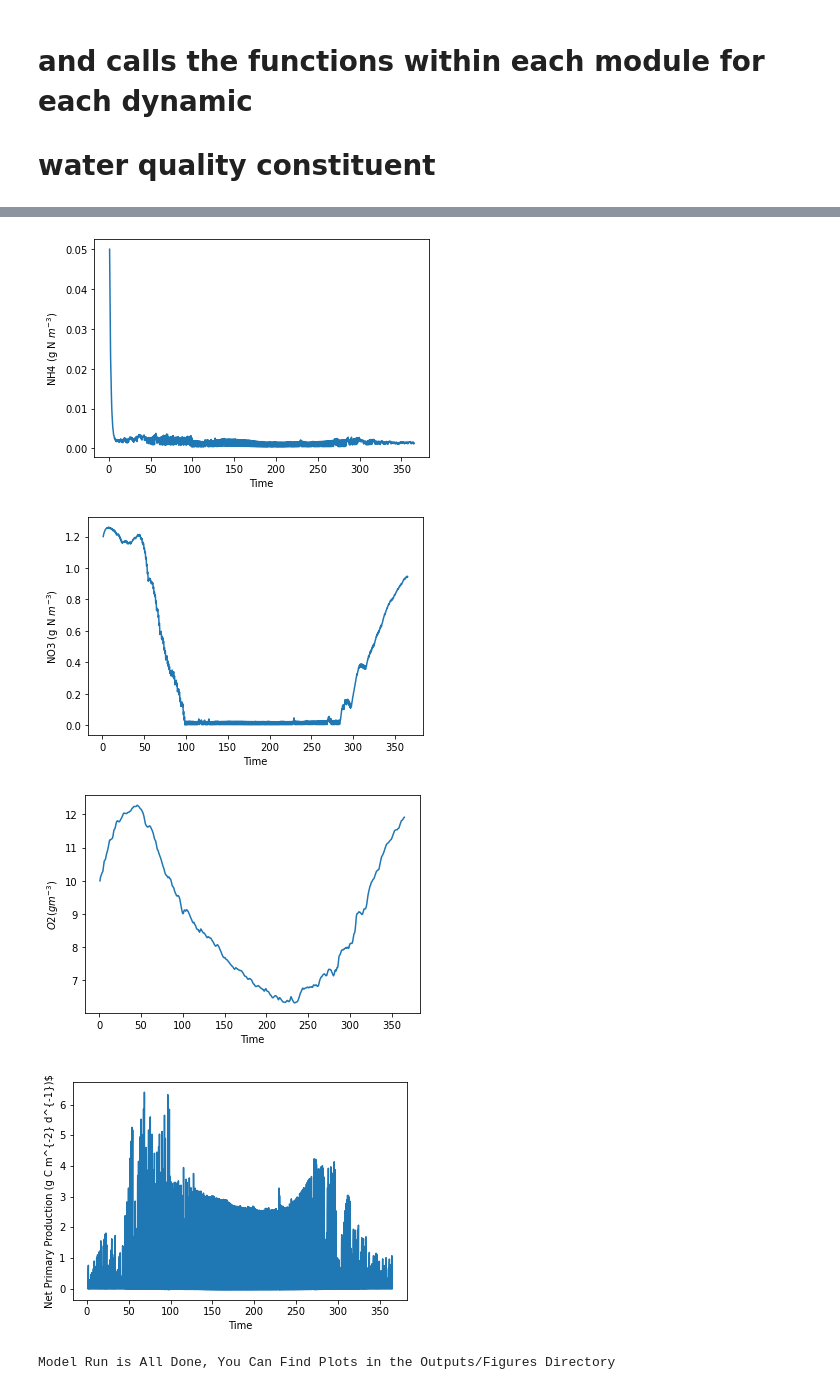
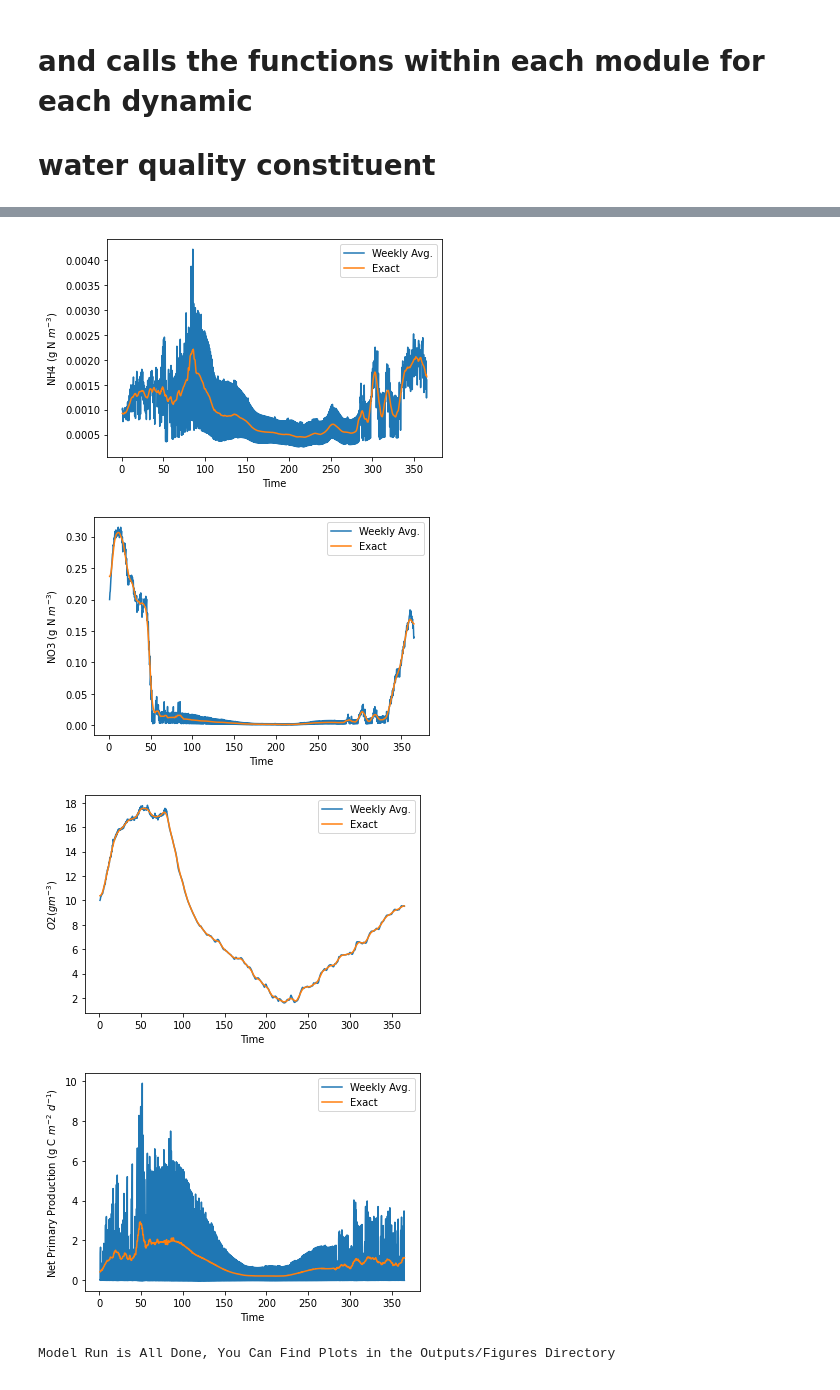
Before and after one commit to bclark805/pyICM, a Jupyter notebook: code/MAIN_NOTEBOOK.ipynb, the cells around one changed output, grey strips where cells are left out. Saved outputs shown, nothing was run; the diff lists cells and outputs as text; code cells hidden in the pictures.

```diff
--- a/code/MAIN_NOTEBOOK.ipynb
+++ b/code/MAIN_NOTEBOOK.ipynb
@@ -308,10 +311,10 @@ chla = chla1 + chla2
 
 # #ammonium and nitrate concentration (g N m^-3)
 NH4 = np.zeros(mylen)
-NH4[0] = 0.05
+NH4[0] = 0.001
 
 NO3 = np.zeros(mylen)
-NO3[0] = 1.2
+NO3[0] = 0.2
 
 
 # dissolved oxygeen
@@ -319,13 +322,14 @@ DO2 = np.zeros(mylen)
 DO2[0] = 10.0
 
 # temp var for DON remineralization
-MNLDON = 0.0
+MNLDON = 0.05
 
 # set up an array for KD, PAR, and NP_Total to collect and pass back to main
 # from the light attenuation function
 KD = np.zeros((mylen, len(WL)))
 PAR = np.zeros(mylen)
 KD_PAR = np.zeros(mylen)
+KD_PAR[0]=1.5
 NP_total = np.zeros((mylen, len(WL)))
 Rrs_out = np.zeros((mylen, len(WL)))
 EdAvg = np.zeros((mylen, len(WL)))
@@ -336,7 +340,7 @@ dv.PAR_Id[1] = (np.abs(WL - 700.)).argmin()
 # #colored and non-colored DOC concentration (g C m^-3)
 CDOC = np.ones(mylen)
 # NCDOC=np.zeros(mylen)
-MNLDOC = 0.0
+MNLDOC = 0.05
 # #colored and non-colored DON concentration (g N m^-3)
 # CDON=np.zeros(mylen)
 # NCDON=np.zeros(mylen)
@@ -484,4 +498,5 @@ Model run is complete, plotting some things now
 # %%
+
 
 
 # now make some plots of whatever you like and save to the Figures Directory
@@ -490,10 +505,15 @@ Model run is complete, plotting some things now
 # plt.ylabel('$ISS (g m^{-3})$')
 # plt.savefig(FDir + '/ISS_ts.png')
 # plt.show()
-plt.plot(modtime/86400, PAR)
+# Oxygen Difference
+N=int(86400/DT*7)
+M_Base = uniform_filter1d(PAR, size=N)
+plt.plot(modtime/86400, PAR,label='Exact')
+plt.plot(modtime/86400,M_Base,label='Weekly Avg')
+
 plt.xlabel('Time')
 plt.ylabel('PAR $(W m^{-2})$')
-plt.savefig(FDir + '/' + StatName + 'PAR_calculated_ts.png')
+plt.savefig(FDir + '/' + StatName + '_Base_PAR_ts.png')
 plt.show()
 
 # plt.plot(modtime/86400, Rrs)
@@ -501,11 +521,14 @@ plt.show()
 # plt.ylabel('Rrs $(sr^{-1})$')
 # plt.savefig(FDir + '/' + StatName + 'Rrs_calculated_ts.png')
 # plt.show()
-
+M_Base = uniform_filter1d(KD_PAR, size=N)
 plt.plot(modtime/86400, KD_PAR)
+plt.plot(modtime/86400, M_Base)
+plt.plot(modtime/86400,modtime*0+1.5,'k')
+plt.legend({'Exact','Weekly Avg.','SAV Limit'})
 plt.xlabel('Time')
 plt.ylabel('Kd $(m^{-1})$')
-plt.savefig(FDir + '/' + StatName + 'KD_PAR_calculated_ts.png')
+plt.savefig(FDir + '/' + StatName + '_Base_KD_PAR_ts.png')
 plt.show()
 
 # plt.plot(modtime/86400, 90-SZA)
@@ -514,42 +537,58 @@ plt.show()
 # plt.savefig(FDir + '/SZA_ts.png')
 # plt.show()
 
-
+M_Base = uniform_filter1d(B1, size=N)
 plt.plot(modtime/86400, B1)
+plt.plot(modtime/86400, M_Base)
+plt.legend({'Exact','Weekly Avg.'})
 plt.xlabel('Time')
 plt.ylabel('Diatoms $(gC m^{-3})$')
-plt.savefig(FDir + '/' + StatName + 'Diatoms_calculated_ts.png')
+plt.savefig(FDir + '/' + StatName + '_Base_Diatoms_ts.png')
 plt.show()
 
+M_Base = uniform_filter1d(B2, size=N)
 plt.plot(modtime/86400, B2)
+plt.plot(modtime/86400, M_Base)
+plt.legend({'Exact','Weekly Avg.'})
 plt.xlabel('Time')
 plt.ylabel('Dinoflagellates $(gC m^{-3})$')
-plt.savefig(FDir + '/' + StatName + 'Dinoflagellates_calculated_ts.png')
+plt.savefig(FDir + '/' + StatName + '_Base_Dinoflagellates_ts.png')
 plt.show()
 
-
+M_Base = uniform_filter1d(NH4, size=N)
 plt.plot(modtime/86400, NH4)
+plt.plot(modtime/86400, M_Base)
+plt.legend({'Exact','Weekly Avg.'})
 plt.xlabel('Time')
 plt.ylabel('NH4 (g N $m^{-3})$')
-plt.savefig(FDir + '/' + StatName + 'NH4_calculated_ts.png')
+plt.savefig(FDir + '/' + StatName + '_Base_NH4_ts.png')
 plt.show()
 
+M_Base = uniform_filter1d(NO3, size=N)
 plt.plot(modtime/86400, NO3)
+plt.plot(modtime/86400, M_Base)
+plt.legend({'Exact','Weekly Avg.'})
 plt.xlabel('Time')
 plt.ylabel('NO3 (g N $m^{-3})$')
-plt.savefig(FDir + '/' + StatName + 'NO3_calculated_ts.png')
+plt.savefig(FDir + '/' + StatName + '_Base_NO3_ts.png')
 plt.show()
 
+M_Base = uniform_filter1d(DO2, size=N)
 plt.plot(modtime/86400, DO2)
+plt.plot(modtime/86400, M_Base)
+plt.legend({'Exact','Weekly Avg.'})
 plt.xlabel('Time')
 plt.ylabel('$O2 (g m^{-3})$')
-plt.savefig(FDir + '/' + StatName + 'DissolvedOxygen_calculated_ts.png')
+plt.savefig(FDir + '/' + StatName + '_Base_DissolvedOxygen_ts.png')
 plt.show()
 
+M_Base = uniform_filter1d(NPP1+NPP2, size=N)
 plt.plot(modtime/86400, NPP1+NPP2)
+plt.plot(modtime/86400, M_Base)
+plt.legend({'Exact','Weekly Avg.'})
 plt.xlabel('Time')
-plt.ylabel('Net Primary Production (g C m^{-2} d^{-1})$')
-plt.savefig(FDir + '/' + StatName + 'NPP_calculated_ts.png')
+plt.ylabel('Net Primary Production (g C $m^{-2}$ $d^{-1})$')
+plt.savefig(FDir + '/' + StatName + '_Base_NPP_ts.png')
 plt.show()
 
 # plt.plot(modtime/86400, NPP2)
@@ -558,5 +597,6 @@ plt.show()
 # plt.savefig(FDir + '/NPP_ts.png')
 # plt.show()
 
+
 print('Model Run is All Done, You Can Find Plots in the Outputs/Figures Directory')
 # %% [output]
@@ -567,5 +607,5 @@ print('Model Run is All Done, You Can Find Plots in the Outputs/Figures Director
-[figure, old version]
+[figure, new version]
-[figure, old version]
+[figure, new version]
-[figure, old version]
+[figure, new version]
-[figure, old version]
+[figure, new version]
 Model Run is All Done, You Can Find Plots in the Outputs/Figures Directory
```
Also changed, not shown: parts of 21 cells of this notebook, 5 other files.
